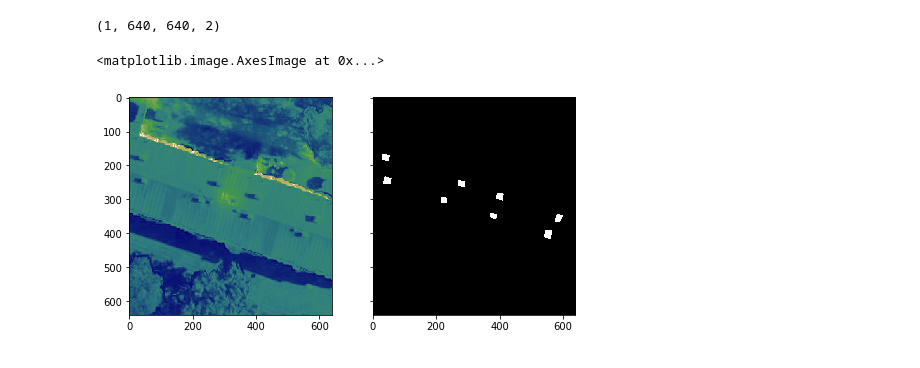
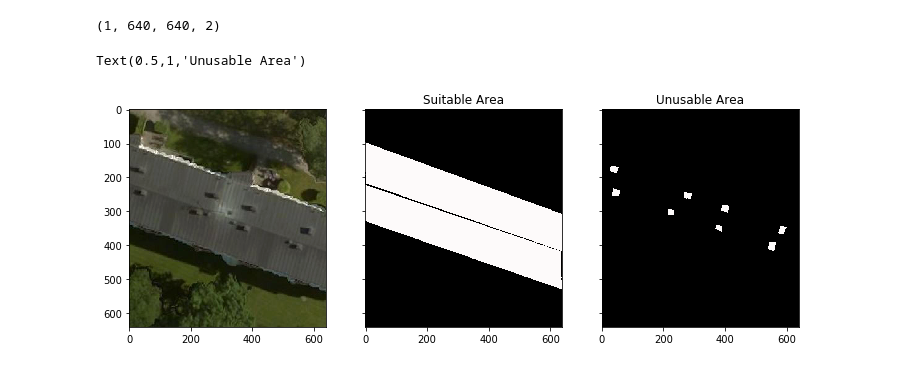
Before and after one commit to NachbarStrom/python-nachbarstrom-dl-unet, a Jupyter notebook: demo/nachbarstrom_unet.ipynb, the cells around one changed output. Saved outputs shown, nothing was run; the diff lists cells and outputs as text; code cells hidden in the pictures.

```diff
--- a/demo/nachbarstrom_unet.ipynb
+++ b/demo/nachbarstrom_unet.ipynb
@@ -10,7 +10,7 @@ from nachbarstrom import LocalImgDataProvider
 from tf_unet import unet
 from tf_unet import util
 # %%
-basedir = "/home/tomas/Desktop/labelbox-download/"
+basedir = "/home/tomas_ruiz_te_gmail_com/labelbox-download/"
 generator = LocalImgDataProvider(basedir=basedir)
 # %%
 x_test, y_test = generator(1)
@@ -19,10 +19,11 @@ y_test[:,:,].shape
 # %% [output]
 (1, 640, 640, 2)
 # %%
-fig, ax = plt.subplots(1,2, sharey=True, figsize=(8,4))
-ax[0].imshow(x_test[0,...,0], aspect="auto")
-ax[1].imshow(y_test[0,...,1], aspect="auto")
+fig, ax = plt.subplots(1,3, sharey=True, figsize=(12,4))
+ax[0].imshow(x_test[0,...], aspect="auto")
+ax[1].imshow(y_test[0,...,0], aspect="auto"); ax[1].set_title("Suitable Area")
+ax[2].imshow(y_test[0,...,1], aspect="auto"); ax[2].set_title("Unusable Area")
 # %% [output]
-<matplotlib.image.AxesImage at 0x...>
+Text(0.5,1,'Unusable Area')
-[figure, old version]
+[figure, new version]
 # %%
```
Also changed, not shown: parts of 15 cells of this notebook, 3 other files.
